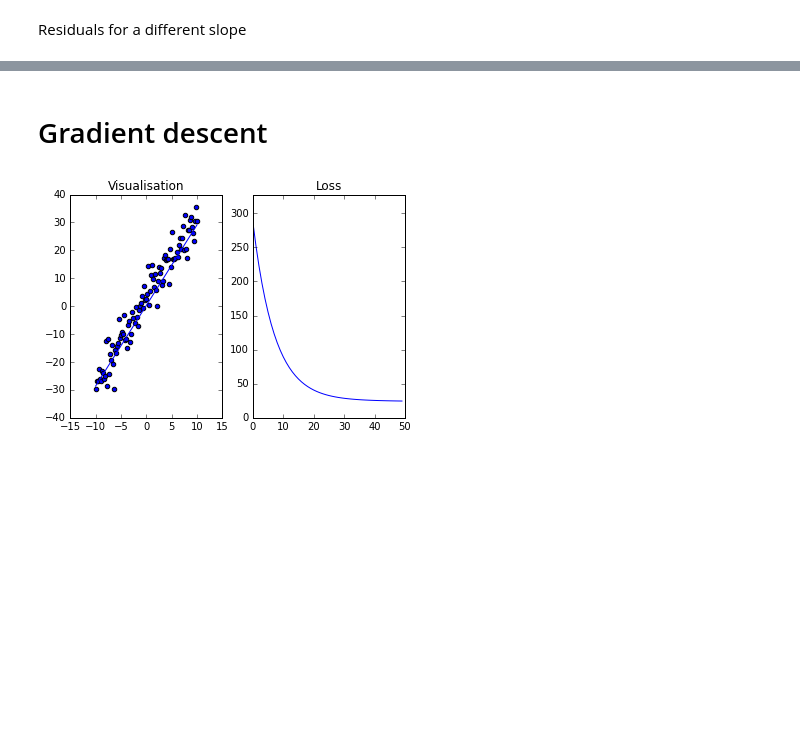
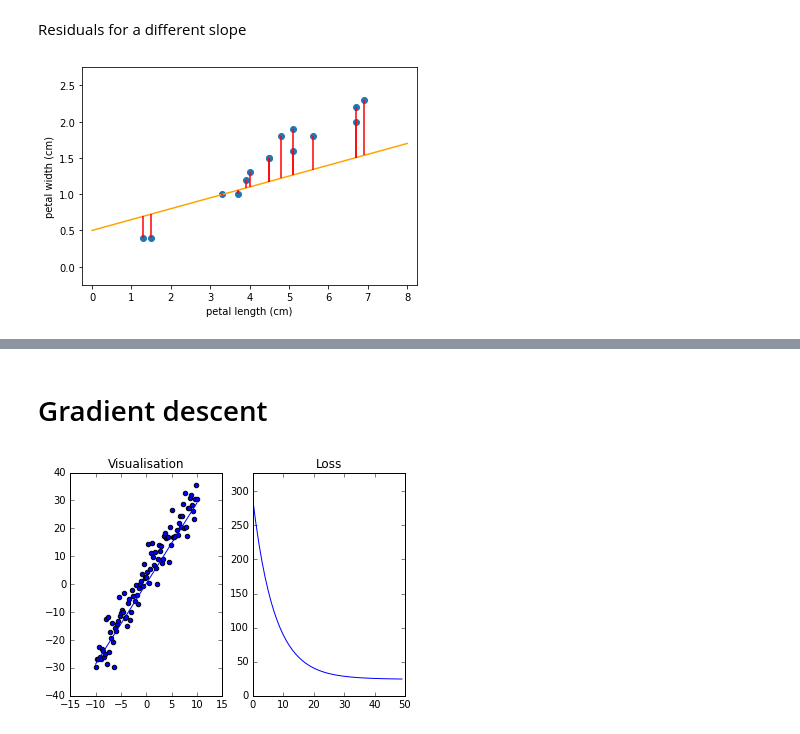
Before and after one commit to kamilest/oxwocs-girls-who-ml-2021, a Jupyter notebook: linear_regression.ipynb, the cells around one changed output, grey strips where cells are left out. Saved outputs shown, nothing was run; the diff lists cells and outputs as text; code cells hidden in the pictures; blank space fills up the shorter version.

```diff
--- a/linear_regression.ipynb
+++ b/linear_regression.ipynb
@@ -87,2 +152,6 @@ plt.show()
 # %% [markdown]
 Residuals for a different slope
+# %%
+plot_iris_dataset(a=0.15, b=0.5, residuals=True)
+# %% [output]
+[figure, added]
```
Also changed, not shown: parts of 26 cells of this notebook.
